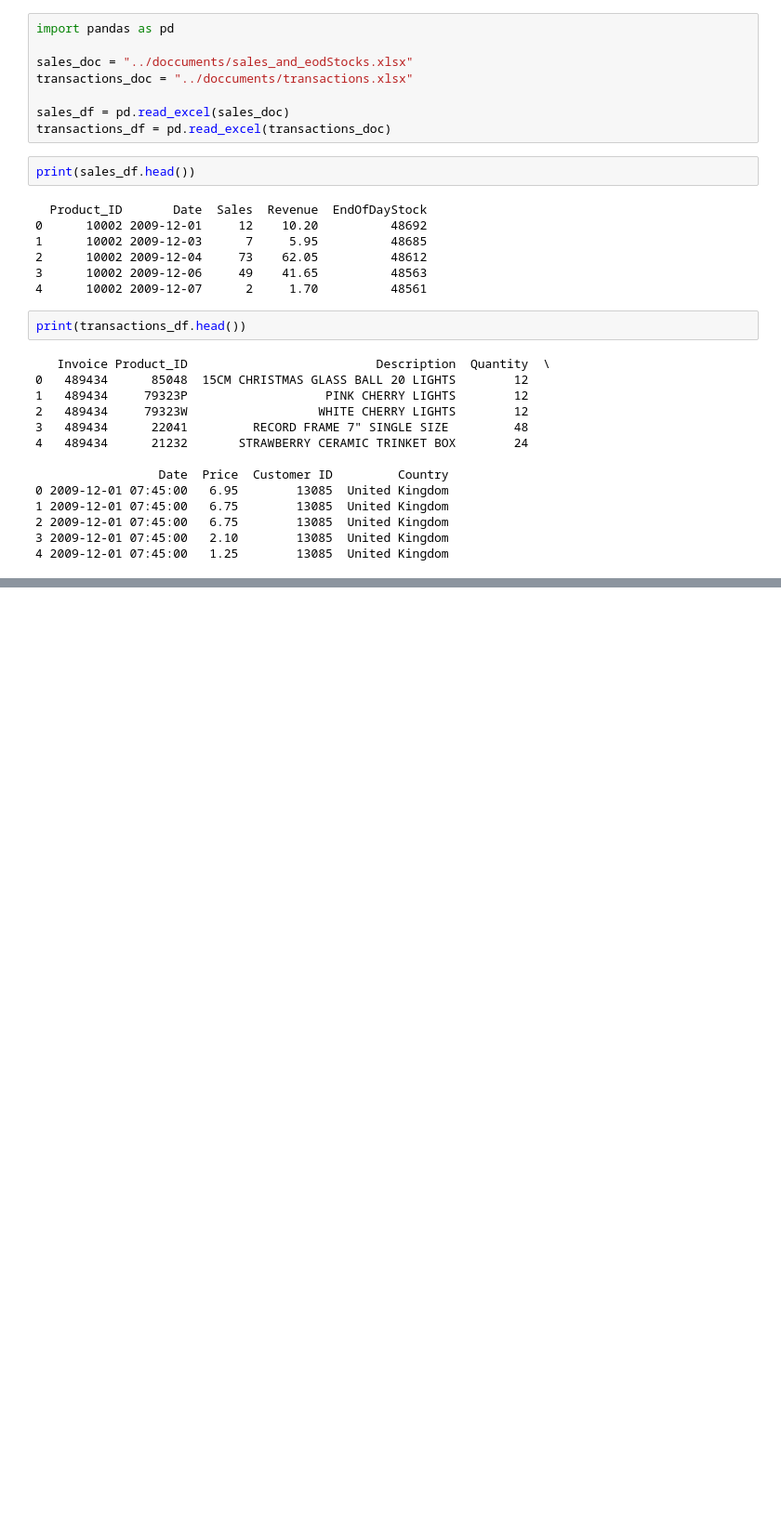
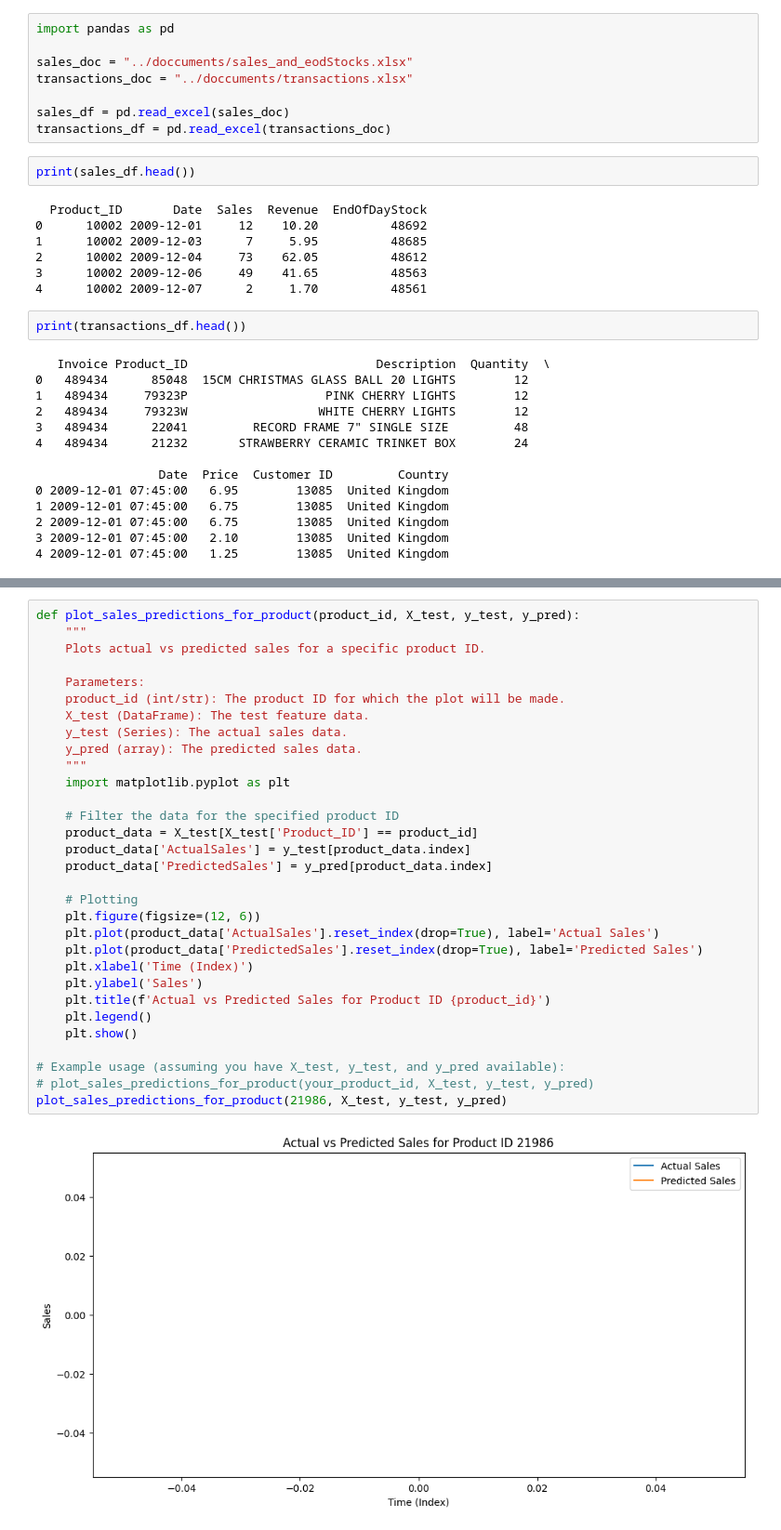
Before and after one commit to TeamOltenia/RetailX, a Jupyter notebook: dm&da/parsing.ipynb, the cells around one changed output, grey strips where cells are left out. Shown at 93% size. Saved outputs shown, nothing was run; the diff lists cells and outputs as text; blank space fills up the shorter version.

```diff
--- a/dm&da/parsing.ipynb
+++ b/dm&da/parsing.ipynb
@@ -159,0 +571,33 @@ TypeError: DatetimeArray._generate_range() got an unexpected keyword argument 'c
+# %%
+def plot_sales_predictions_for_product(product_id, X_test, y_test, y_pred):
+    """
+    Plots actual vs predicted sales for a specific product ID.
+
+    Parameters:
+    product_id (int/str): The product ID for which the plot will be made.
+    X_test (DataFrame): The test feature data.
+    y_test (Series): The actual sales data.
+    y_pred (array): The predicted sales data.
+    """
+    import matplotlib.pyplot as plt
+
+    # Filter the data for the specified product ID
+    product_data = X_test[X_test['Product_ID'] == product_id]
+    product_data['ActualSales'] = y_test[product_data.index]
+    product_data['PredictedSales'] = y_pred[product_data.index]
+
+    # Plotting
+    plt.figure(figsize=(12, 6))
+    plt.plot(product_data['ActualSales'].reset_index(drop=True), label='Actual Sales')
+    plt.plot(product_data['PredictedSales'].reset_index(drop=True), label='Predicted Sales')
+    plt.xlabel('Time (Index)')
+    plt.ylabel('Sales')
+    plt.title(f'Actual vs Predicted Sales for Product ID {product_id}')
+    plt.legend()
+    plt.show()
+
+# Example usage (assuming you have X_test, y_test, and y_pred available):
+# plot_sales_predictions_for_product(your_product_id, X_test, y_test, y_pred)
+plot_sales_predictions_for_product(21986, X_test, y_test, y_pred)
+# %% [output]
+[figure, added]
```
Also changed, not shown: parts of 12 cells of this notebook, 1 other file.
